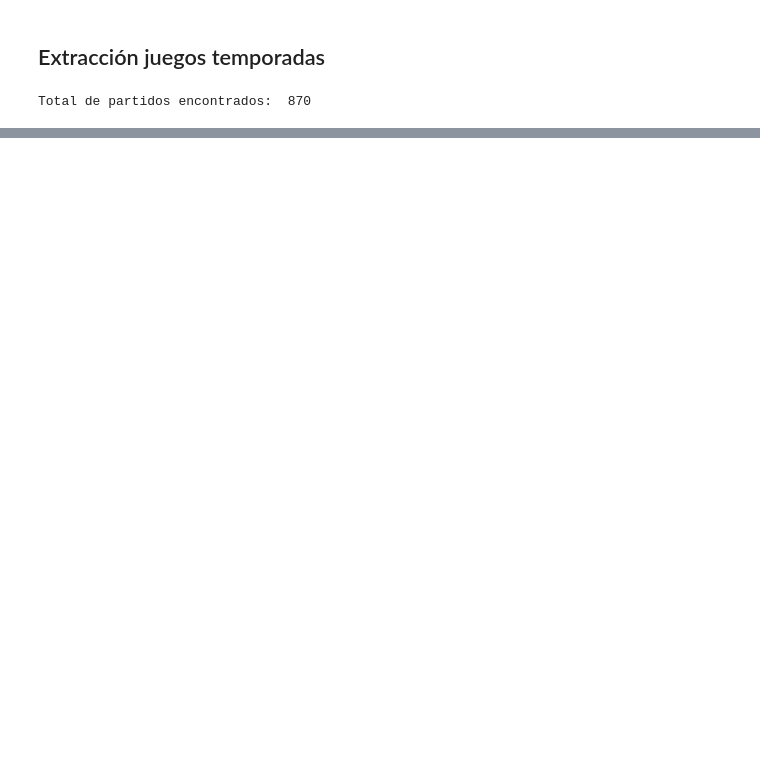
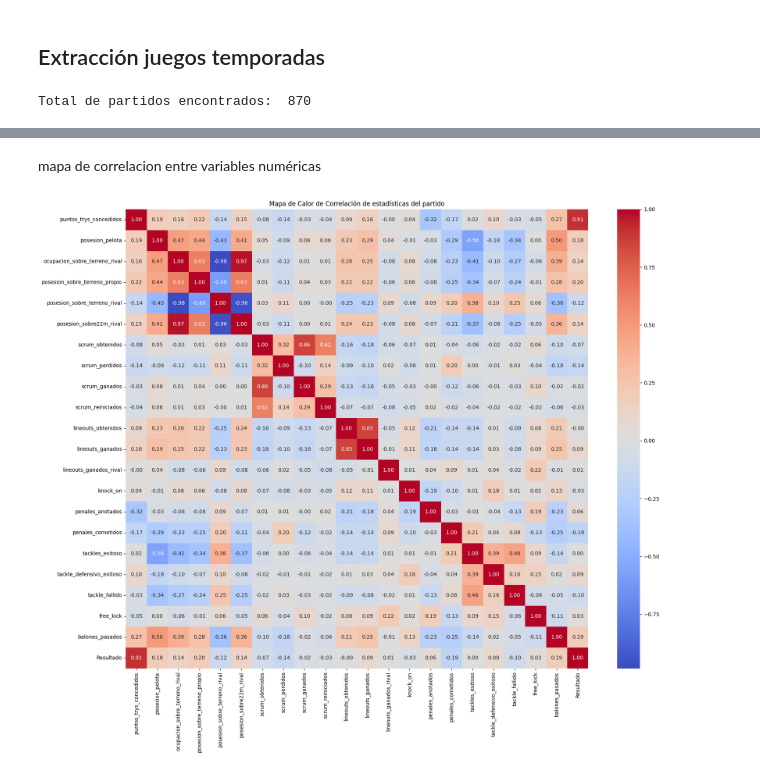
Before and after one commit to hubcborja/Proyecto_DataMining_NN, a Jupyter notebook: Proyecto_Mineria_Redes_Neuronales_HuberBorja.ipynb, the cells around one changed output, grey strips where cells are left out. Saved outputs shown, nothing was run; the diff lists cells and outputs as text; code cells hidden in the pictures; blank space fills up the shorter version.

```diff
--- a/Proyecto_Mineria_Redes_Neuronales_HuberBorja.ipynb
+++ b/Proyecto_Mineria_Redes_Neuronales_HuberBorja.ipynb
@@ -341,0 +421,3 @@ Iniciando extracción de jugadores en: https://top14.lnr.fr/feuille-de-match/202
+# %%
+top14_jugadores=pd.read_csv("https://raw.githubusercontent.com/hubcborja/Proyecto_DataMining_NN/refs/heads/main/top14_jugadores_2021_2026.csv")
+top14_partidos=pd.read_csv("https://raw.githubusercontent.com/hubcborja/Proyecto_DataMining_NN/refs/heads/main/top14_partidos_2021_2026.csv")
@@ -341,0 +513,20 @@ Iniciando extracción de jugadores en: https://top14.lnr.fr/feuille-de-match/202
+# %%
+#para las fechas
+
+top14_partidos['fecha'] = pd.to_datetime(top14_partidos['fecha'])
+top14_jugadores['fecha'] = pd.to_datetime(top14_jugadores['fecha'])
+
+# para porcentajes
+
+columnas_porcentaje = [
+    'posesion_pelota', 'ocupacion_sobre_terreno_rival',
+    'posesion_sobre_terreno_propio', 'posesion_sobre_terreno_rival',
+    'posesion_sobre22m_rival'
+]
+
+for col in columnas_porcentaje:
+    top14_partidos[col] = top14_partidos[col].str.replace('%', '').str.strip().astype(float) / 100
+
+# categorías de jugadores
+
+top14_jugadores['Posicion']=top14_jugadores['Posicion'].astype('category')
@@ -341,0 +576,13 @@ Iniciando extracción de jugadores en: https://top14.lnr.fr/feuille-de-match/202
+# %% [markdown]
+mapa de correlacion entre variables numéricas
+# %%
+top14_partidos_num=top14_partidos.select_dtypes(include=['float64', 'int64'])
+matriz_correlacion = top14_partidos_num.corr()
+
+# Crear el mapa de calor
+plt.figure(figsize=(20,16))
+sns.heatmap(matriz_correlacion, annot=True, cmap='coolwarm', fmt='.2f')
+plt.title('Mapa de Calor de Correlación de estadísticas del partido')
+plt.show()
+# %% [output]
+[figure, added]
```
Also changed, not shown: parts of 28 cells of this notebook.
